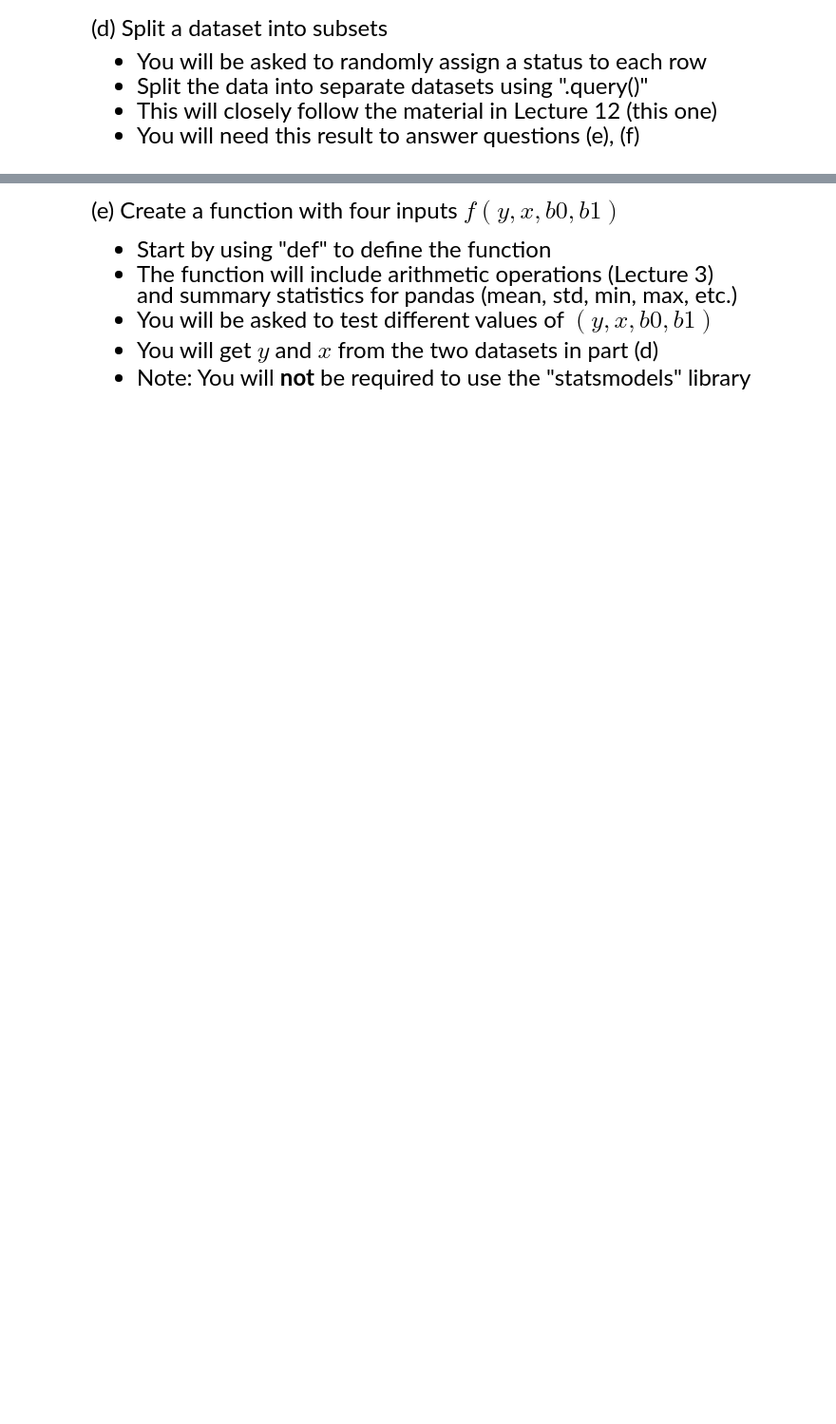
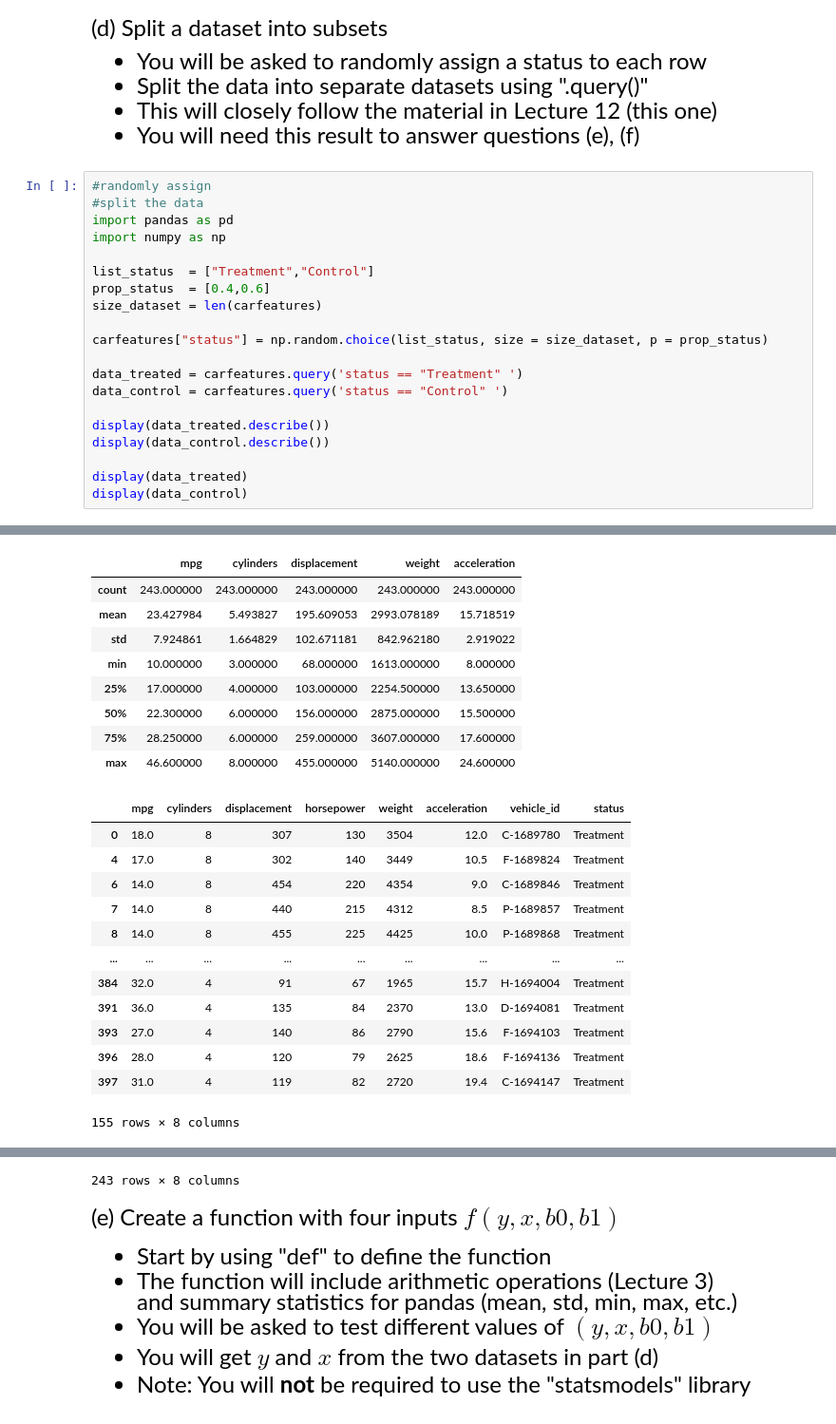
Before and after one commit to yiouyoyo/qtm151spring2023, a Jupyter notebook: Lecture 12/Lecture 12.ipynb, the cells around one changed output, grey strips where cells are left out. Shown at 95% size. Saved outputs shown, nothing was run; the diff lists cells and outputs as text; blank space fills up the shorter version.

```diff
--- a/Lecture 12/Lecture 12.ipynb
+++ b/Lecture 12/Lecture 12.ipynb
@@ -177,3 +258,24 @@ Questions
 - Split the data into separate datasets using ".query()"
 - This will closely follow the material in Lecture 12 (this one)
 - You will need this result to answer questions (e), (f)
+# %%
+#randomly assign
+#split the data
+import pandas as pd
+import numpy as np
+
+list_status  = ["Treatment","Control"]
+prop_status  = [0.4,0.6]
+size_dataset = len(carfeatures)
+
+carfeatures["status"] = np.random.choice(list_status, size = size_dataset, p = prop_status)
+
+data_treated = carfeatures.query('status == "Treatment" ')
+data_control = carfeatures.query('status == "Control" ')
+
+display(data_treated.describe())
+display(data_control.describe())
+
+display(data_treated)
+display(data_control)
+# %% [output]
@@ -179,0 +291,22 @@ Questions
+|  | mpg | cylinders | displacement | weight | acceleration |
+| count | 243.000000 | 243.000000 | 243.000000 | 243.000000 | 243.000000 |
+| mean | 23.427984 | 5.493827 | 195.609053 | 2993.078189 | 15.718519 |
+| std | 7.924861 | 1.664829 | 102.671181 | 842.962180 | 2.919022 |
+| min | 10.000000 | 3.000000 | 68.000000 | 1613.000000 | 8.000000 |
+| 25% | 17.000000 | 4.000000 | 103.000000 | 2254.500000 | 13.650000 |
+| 50% | 22.300000 | 6.000000 | 156.000000 | 2875.000000 | 15.500000 |
+| 75% | 28.250000 | 6.000000 | 259.000000 | 3607.000000 | 17.600000 |
+| max | 46.600000 | 8.000000 | 455.000000 | 5140.000000 | 24.600000 |
+|  | mpg | cylinders | displacement | horsepower | weight | acceleration | vehicle_id | status |
+| 0 | 18.0 | 8 | 307 | 130 | 3504 | 12.0 | C-1689780 | Treatment |
+| 4 | 17.0 | 8 | 302 | 140 | 3449 | 10.5 | F-1689824 | Treatment |
+| 6 | 14.0 | 8 | 454 | 220 | 4354 | 9.0 | C-1689846 | Treatment |
+| 7 | 14.0 | 8 | 440 | 215 | 4312 | 8.5 | P-1689857 | Treatment |
+| 8 | 14.0 | 8 | 455 | 225 | 4425 | 10.0 | P-1689868 | Treatment |
+| ... | ... | ... | ... | ... | ... | ... | ... | ... |
+| 384 | 32.0 | 4 | 91 | 67 | 1965 | 15.7 | H-1694004 | Treatment |
+| 391 | 36.0 | 4 | 135 | 84 | 2370 | 13.0 | D-1694081 | Treatment |
+| 393 | 27.0 | 4 | 140 | 86 | 2790 | 15.6 | F-1694103 | Treatment |
+| 396 | 28.0 | 4 | 120 | 79 | 2625 | 18.6 | F-1694136 | Treatment |
+| 397 | 31.0 | 4 | 119 | 82 | 2720 | 19.4 | C-1694147 | Treatment |
+155 rows × 8 columns
@@ -180,3 +325,4 @@ Questions
+243 rows × 8 columns
 # %% [markdown]
 <font size = "5">
 
```
Also changed, not shown: parts of 13 cells of this notebook, 8 other files.
